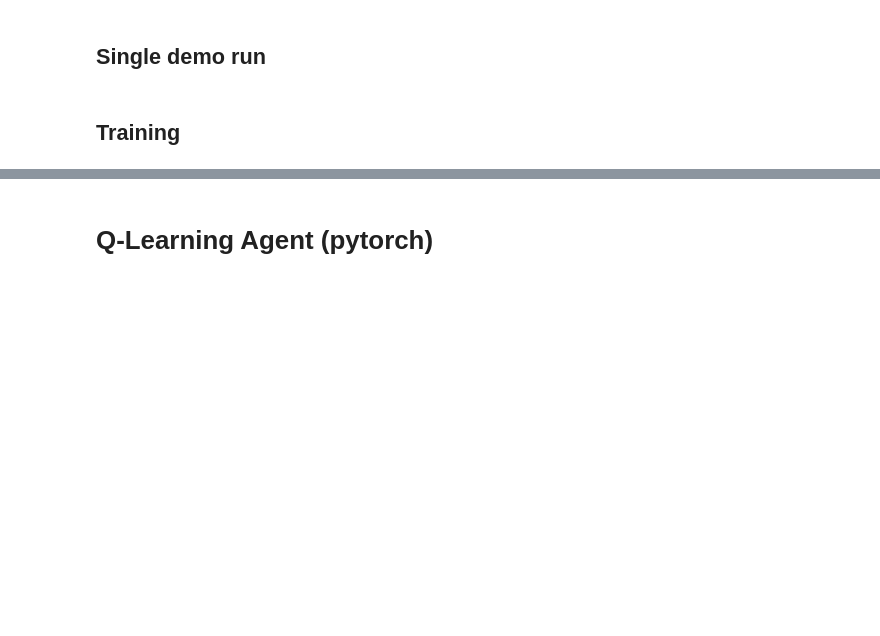
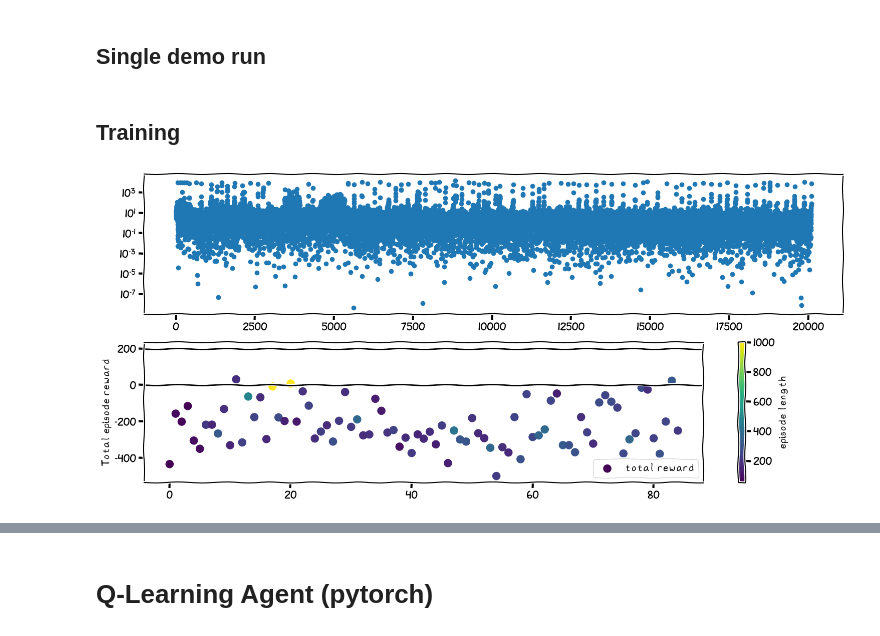
Before and after one commit to RK22000/RL-SJSU, a Jupyter notebook: qlearning.ipynb, the cells around one changed output, grey strips where cells are left out. Drawn from its saved outputs; the diff is of its cells as text; code cells hidden in the pictures; blank space fills up the shorter version.

```diff
--- a/qlearning.ipynb
+++ b/qlearning.ipynb
@@ -101,7 +108,7 @@ class TrainableAgent(Agent):
 
     @staticmethod
     def evaluate_samples(network, gamma, samples):
-        return sum((TrainableAgent.evaluate_sample(network, gamma, *sample) for sample in samples))
+        return np.mean((TrainableAgent.evaluate_sample(network, gamma, *sample) for sample in samples))
 
     @staticmethod
     def batch_evaluate_samples(network: nnx.Module, gamma:int, samples):
@@ -110,7 +117,7 @@ class TrainableAgent(Agent):
         rewards = jnp.array(rewards)
         cr_preds = jnp.stack([pred[a] for pred, a in zip(network(observations), actions)])
         cr_estimates = rewards + (1-terminateds)*gamma*network(next_observations).argmax(-1)
-        return sum((cr_preds-cr_estimates)**2)
+        return np.mean((cr_preds-cr_estimates)**2)
 
     @staticmethod
     def evaluate_sample(network, gamma, observation, action, reward, next_observation, terminated):
@@ -141,10 +148,12 @@ tna = TrainableAgent(LanderNetwork([8, 256, 256, 4]), buffer_size=50_000, gamma=
 cont = None
 runs = [[]]
 # %%
+from IPython.display import clear_output
 from utils import run_upto_n_steps, plot_reward_and_episodes, plot_one_run
 from tqdm import trange
 import matplotlib.pyplot as plt
 def plot_losses_and_runs(losses, runs):
+    clear_output(True)
     plt.clf()
     plt.subplot(2, 1, 1)
     plt.scatter(*zip(*enumerate(losses)), )
@@ -154,35 +163,38 @@ def plot_losses_and_runs(losses, runs):
     plt.pause(0.5)
 
 def demo_one_run(agent: Agent):
     plt.clf()
     agent.eval()
     enviz = gym.make("LunarLander-v2", render_mode='human')
-    plot_one_run(enviz, agent, )
+    plot_one_run(enviz, agent, clear_func=lambda:clear_output(True))
     enviz.close()
     agent.train()
 tna.train()
 
-step_limp = tna.training_steps + 100_000
+step_limp = tna.training_steps + 20_000
 prog_bar = trange(tna.training_steps, step_limp)
 plots=0
 demos=0
 
 try:
     while tna.training_steps < step_limp:
         init_steps = tna.training_steps
         cont, runs = run_upto_n_steps(env, tna, 1_000, cont, runs)
         prog_bar.update(np.min([tna.training_steps, step_limp]) - init_steps, )
 
         if tna.training_steps // 5_000 > demos:
             demo_one_run(tna)
             demos = tna.training_steps//5_000
 
         if tna.training_steps // 500 > plots:
+            plt.figure(figsize=(18, 8))
             plot_losses_and_runs(tna.losses, runs)
             plots = tna.training_steps//500
 except KeyboardInterrupt:
     pass
 prog_bar.close()
+# %% [output]
+[figure, added]
 # %%
 prog_bar.close()
 # %%
```
Also changed, not shown: parts of 8 cells of this notebook, 1 other file.
